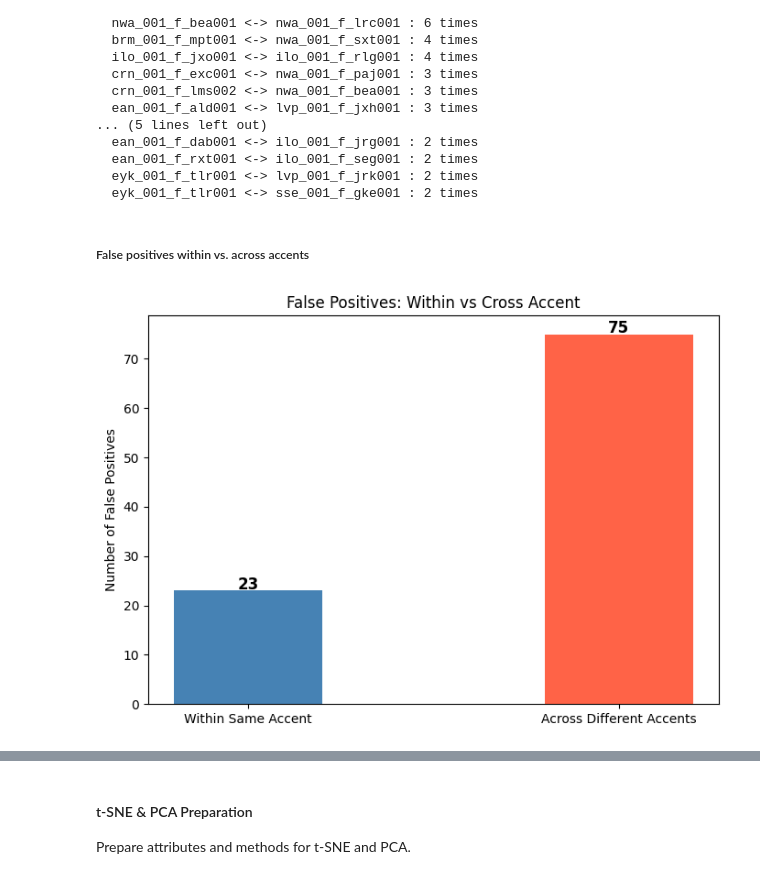
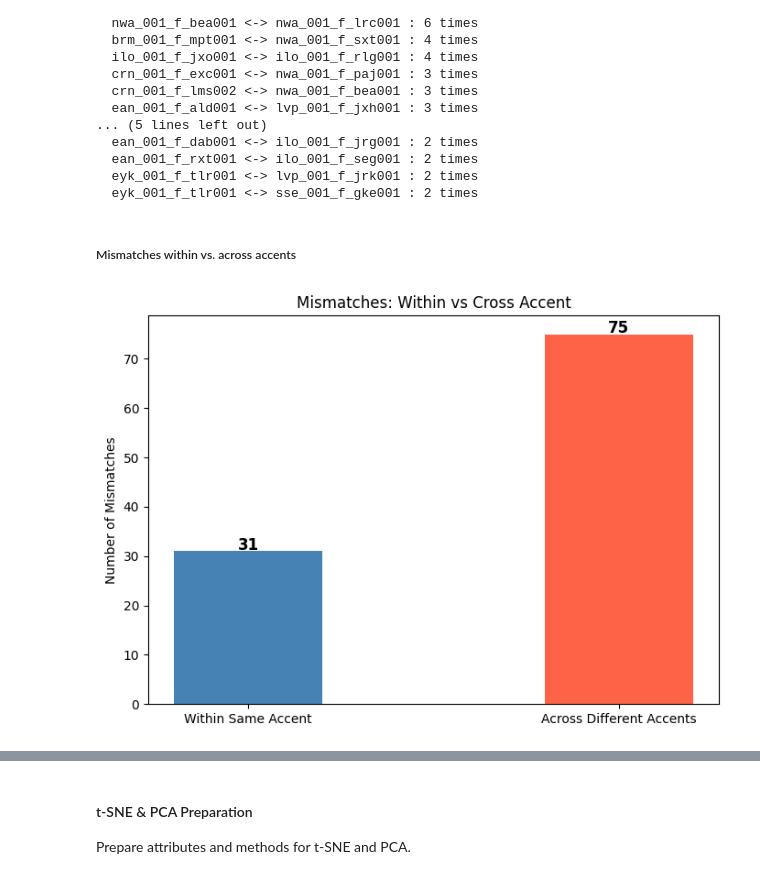
Before and after one commit to michael-vella/ARI5121_SpeechProject_Michael_Vella_code, a Jupyter notebook: core.ipynb, the cells around one changed output, grey strips where cells are left out. Saved outputs shown, nothing was run; the diff lists cells and outputs as text; code cells hidden in the pictures.

```diff
--- a/core.ipynb
+++ b/core.ipynb
@@ -526,6 +524,15 @@ false_positives = [
     if e["score"] >= THRESHOLD and not e["same_speaker"]
 ]
 
+false_negatives = [
+    e for e in comparisons
+    if e["score"] < THRESHOLD and e["same_speaker"]
+]
+
+incorrectly_classified = false_positives + false_negatives
+
 print(f"Total False Positives: {len(false_positives)}")
+print(f"Total False Negatives: {len(false_negatives)}")
+print(f"Total Incorrectly Classified: {len(incorrectly_classified)}")
 # %% [output]
 Total False Positives: 98
@@ -532,15 +541,15 @@ Total False Positives: 98
 # %% [markdown]
 ##### Top confused speaker pairs
 # %%
-fp_pairs = Counter(
+mismatch_pairs = Counter(
     tuple(sorted([e["speaker_one"], e["speaker_two"]]))
-    for e in false_positives
+    for e in incorrectly_classified
 )
 
-fp_pairs_top_n = 20
+mismatch_pairs_top_n = 20
 
-print(f"\nMost confused speaker pairs (top {fp_pairs_top_n}):")
-for (spk1, spk2), count in fp_pairs.most_common(fp_pairs_top_n):
+print(f"\nMost confused speaker pairs (top {mismatch_pairs_top_n}):")
+for (spk1, spk2), count in mismatch_pairs.most_common(mismatch_pairs_top_n):
     print(f"  {spk1} <-> {spk2} : {count} times")
 # %% [output]
 Most confused speaker pairs (top 20):
@@ -561,38 +570,38 @@ Most confused speaker pairs (top 20):
   eyk_001_f_tlr001 <-> lvp_001_f_jrk001 : 2 times
   eyk_001_f_tlr001 <-> sse_001_f_gke001 : 2 times
 # %% [markdown]
-##### False positives within vs. across accents
+##### Mismatches within vs. across accents
 # %%
-within_accent_fp = [
-    e for e in false_positives
+within_accent_mismatches = [
+    e for e in incorrectly_classified
     if get_accent(e["speaker_one"]) == get_accent(e["speaker_two"])
 ]
-cross_accent_fp = [
-    e for e in false_positives
+cross_accent_mismatches = [
+    e for e in incorrectly_classified
     if get_accent(e["speaker_one"]) != get_accent(e["speaker_two"])
 ]
 
 labels = ["Within Same Accent", "Across Different Accents"]
-counts = [len(within_accent_fp), len(cross_accent_fp)]
+counts = [len(within_accent_mismatches), len(cross_accent_mismatches)]
 colors = ["steelblue", "tomato"]
 
 plt.figure(figsize=(7, 5))
 bars = plt.bar(labels, counts, color=colors, width=0.4)
 
 # Add count labels on top of each bar
 for bar, count in zip(bars, counts):
     plt.text(
         bar.get_x() + bar.get_width() / 2,
         bar.get_height() + 0.3,
         str(count),
         ha="center", fontsize=12, fontweight="bold"
     )
 
-plt.ylabel("Number of False Positives")
-plt.title("False Positives: Within vs Cross Accent")
+plt.ylabel("Number of Mismatches")
+plt.title("Mismatches: Within vs Cross Accent")
 plt.tight_layout()
-plt.savefig("images/fp_within_vs_cross_accent.png", dpi=150)
+plt.savefig("images/mismatches_within_vs_cross_accent.png", dpi=150)
 plt.show()
 # %% [output]
-[figure, old version]
+[figure, new version]
 # %% [markdown]
```
Also changed, not shown: parts of 12 cells of this notebook, 15 other files.
